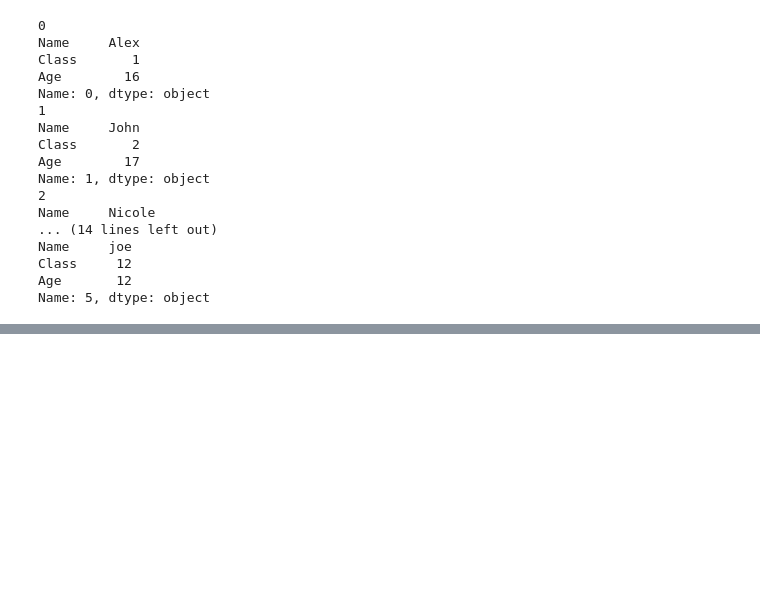
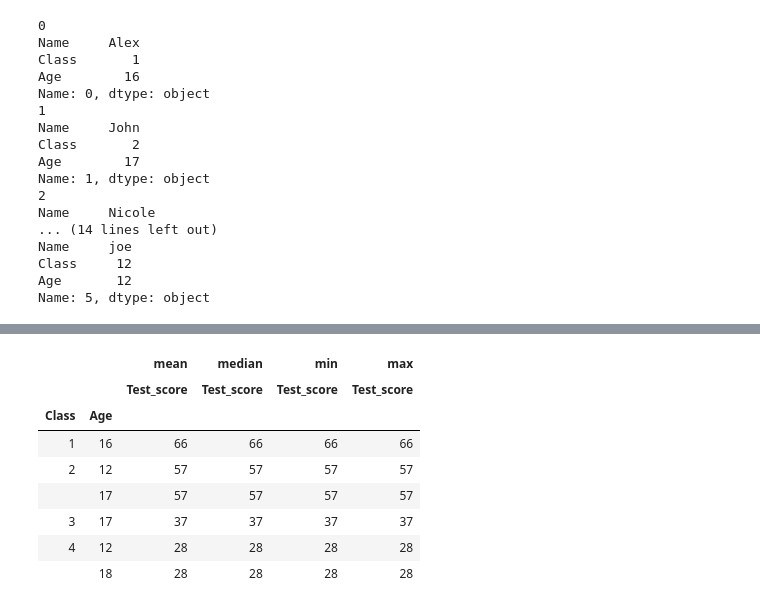
Before and after one commit to snakeyes95/Python-Notebooks, a Jupyter notebook: Pandas_Fundamentals.ipynb, the cells around one changed output, grey strips where cells are left out. Saved outputs shown, nothing was run; the diff lists cells and outputs as text; code cells hidden in the pictures; blank space fills up the shorter version.

```diff
--- a/Pandas_Fundamentals.ipynb
+++ b/Pandas_Fundamentals.ipynb
@@ -1132,0 +1359,32 @@ pd.set_option('display.max_columns', None)
+# %%
+#Aggregating data
+#we will use this when we want to do data analysis and get a clear understanding of the data we are working with
+student_data_1={
+    'Name':['Alex','John','Nicole','Andrew','joe','joe'],
+    'Class':[1,2,3,4,2,4],
+    'Age':[16,17,17,18,12,12]
+}
+student_data_2={
+    'Class':[1,2,3,4,12,12],
+    'Test_score':[66,57,37,28,22,22]
+}
+df_1=pd.DataFrame(student_data_1)
+df_2=pd.DataFrame(student_data_2)
+#simmilar to working with sql
+
+df_3=pd.merge(df_1,df_2,on='Class')
+
+#question to be answered mean marks per class
+print(df_3)
+
+grouped_by_class=df_3.groupby('Class')
+print(grouped_by_class.first())#we will now have our row index as the class instead of what we had before
+
+#now to find the mean Test_score per class
+print(grouped_by_class.Test_score.mean())#we will get the mean Test_score per class
+
+#we can also do a groupby based on multiple columns or attributes
+
+grouped_by_classes=df_3.groupby(['Class','Age'])
+
+print(grouped_by_classes.first())
@@ -1132,0 +1442,14 @@ pd.set_option('display.max_columns', None)
+# %%
+import numpy as np
+#we can also perform muliple aggregations using the aggfunc parameter
+pd.pivot_table(data=df_3,index=['Class','Age'],values='Test_score',aggfunc=[np.mean,np.median,min,max])
+# %% [output]
+|  |  | mean | median | min | max |
+|  |  | Test_score | Test_score | Test_score | Test_score |
+| Class | Age |  |  |  |  |
+| 1 | 16 | 66 | 66 | 66 | 66 |
+| 2 | 12 | 57 | 57 | 57 | 57 |
+|  | 17 | 57 | 57 | 57 | 57 |
+| 3 | 17 | 37 | 37 | 37 | 37 |
+| 4 | 12 | 28 | 28 | 28 | 28 |
+|  | 18 | 28 | 28 | 28 | 28 |
```
Also changed, not shown: parts of 10 cells of this notebook, 1 other file.
